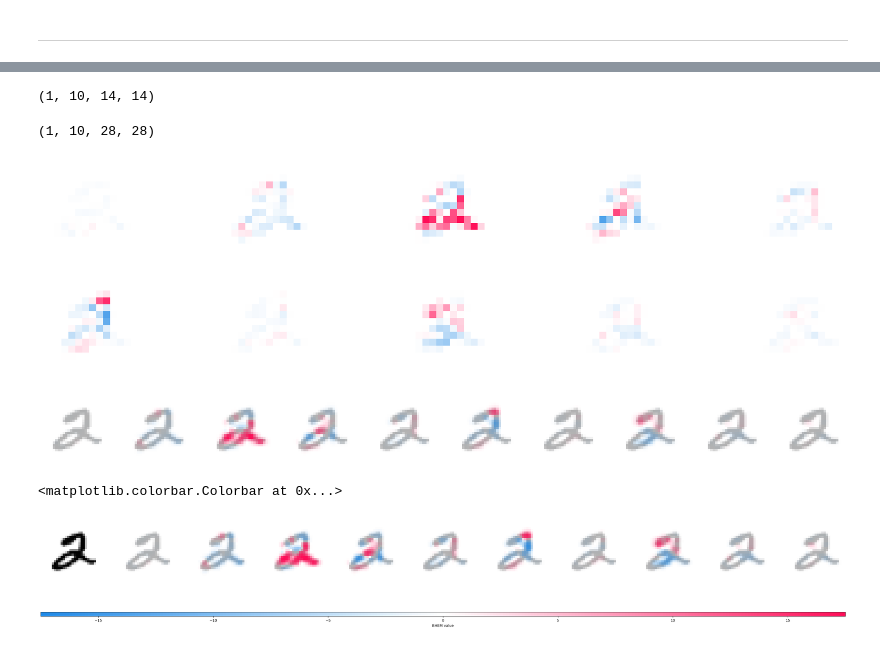
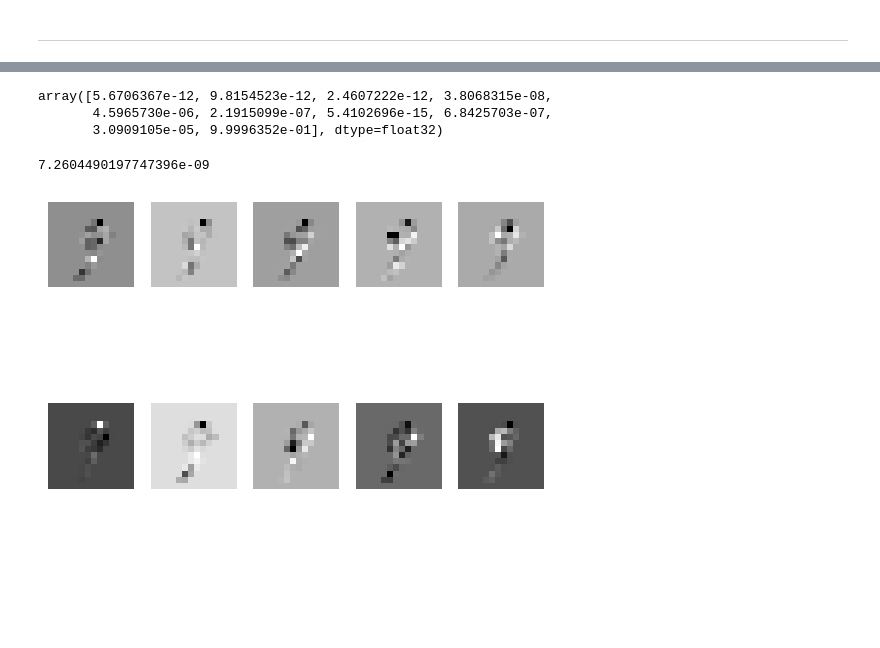
Before and after one commit to Shaun-Z/BHEM, a Jupyter notebook: model/explanation/bhem.ipynb, the cells around one changed output, grey strips where cells are left out. Cells and saved outputs as stored; diff of their text form; code cells hidden in the pictures; blank space fills up the shorter version.

```diff
--- a/model/explanation/bhem.ipynb
+++ b/model/explanation/bhem.ipynb
@@ -210,6 +173,19 @@ result = np.load('result_array.npy')
+# %%
+y_pred[img_ID]
+# %% [output]
+array([5.6706367e-12, 9.8154523e-12, 2.4607222e-12, 3.8068315e-08,
+       4.5965730e-06, 2.1915099e-07, 5.4102696e-15, 6.8425703e-07,
+       3.0909105e-05, 9.9996352e-01], dtype=float32)
 # %%
-result.shape
+result.sum()
 # %% [output]
-(1, 10, 14, 14)
+7.2604490197747396e-09
+# %%
+for i in range(10):
+    plt.subplot(2, 5, i+1)
+    plt.imshow(result[0][i], cmap='gray')
+    plt.axis('off')
+# %% [output]
+[figure, added]
 # %%
 import torch.nn.functional as F
@@ -217,5 +192 @@ import torch.nn.functional as F
 resized_images = F.interpolate(torch.tensor(result), size=(28, 28), mode='bilinear', align_corners=False).numpy()
-# %%
-resized_images.shape
-# %% [output]
-(1, 10, 28, 28)
@@ -230,49 +193,3 @@ red_transparent_blue = LinearSegmentedColormap.from_list("red_transparent_blue",
-# %%
-plt.figure(figsize=(40, 10))
-for i in range(10):
-    plt.subplot(2, 5, i+1)
-    plt.imshow(result[0][i], cmap=red_transparent_blue, vmin=-np.nanpercentile(result[0], 99.9),vmax=np.nanpercentile(result[0], 99.9))
-    plt.axis('off')
-plt.show()
-# %% [output]
-[figure, removed]
-# %%
-plt.figure(figsize=(40, 10))
-
-for i in range(10):
-    plt.subplot(1, 10, i+1)
-    plt.imshow(-bhem_exp.image, cmap='gray', alpha=0.3)
-    plt.imshow(resized_images[0][i], cmap=red_transparent_blue, vmin=-np.nanpercentile(result[0], 99.9),vmax=np.nanpercentile(result[0], 99.9))
-    plt.axis('off')
-
-plt.show()
-# %% [output]
-[figure, removed]
-# %%
-# RC Viz Code
-from matplotlib.colors import LinearSegmentedColormap
-colors = []
-for j in np.linspace(1, 0, 100):
-    colors.append((30./255, 136./255, 229./255,j))
-for j in np.linspace(0, 1, 100):
-    colors.append((255./255, 13./255, 87./255,j))
-red_transparent_blue = LinearSegmentedColormap.from_list("red_transparent_blue", colors)
-
-fig, axes = plt.subplots(nrows=1, ncols=11, figsize=(40,10), squeeze=False)
-
-axes[0, 0].imshow(orig_img, cmap=plt.get_cmap("gray_r"))
-axes[0][0].axis('off')
-max_val = np.nanpercentile(result[0], 99.9)
-for i in range(10):
-    axes[0][i+1].imshow(-bhem_exp.image, cmap='gray', alpha=0.3)
-    axes[0][i+1].imshow(resized_images[0][i], cmap=red_transparent_blue, vmin=-np.nanpercentile(result[0], 99.9),vmax=np.nanpercentile(result[0], 99.9))
-    axes[0][i+1].axis('off')
-    im = axes[0, i+1].imshow(resized_images[0][i], cmap=red_transparent_blue, vmin=-max_val, vmax=max_val)
-
-plt.colorbar( im, ax=np.ravel(axes).tolist(), label="BHEM value", orientation="horizontal", aspect=40 / 0.2)
-# %% [output]
-<matplotlib.colorbar.Colorbar at 0x...>
-[figure, removed]
 # %%
 bhem_exp.plot_viz(result, resized_images)
 # %% [output]
```
Also changed, not shown: parts of 20 cells of this notebook, 30 other files.
